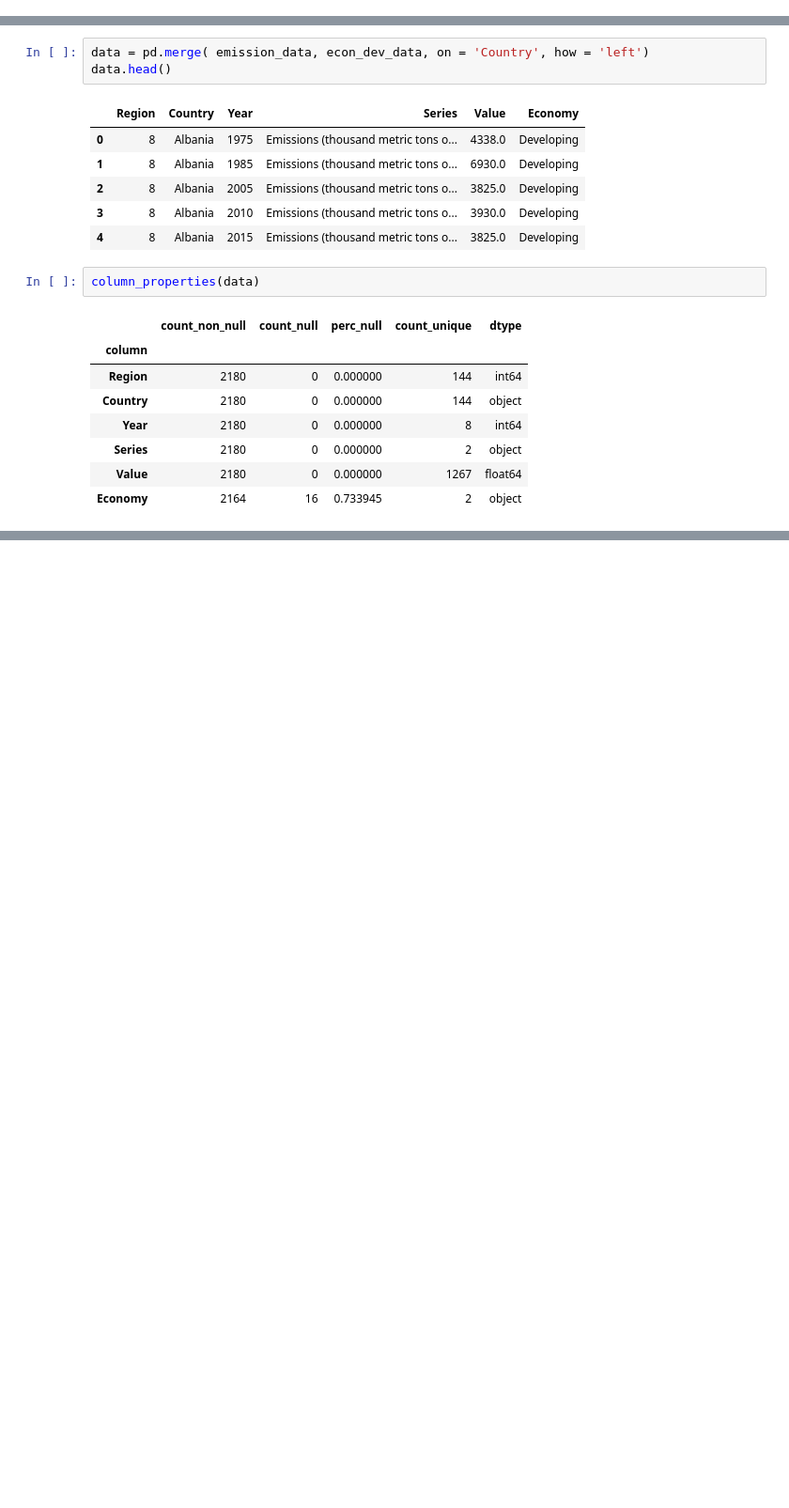
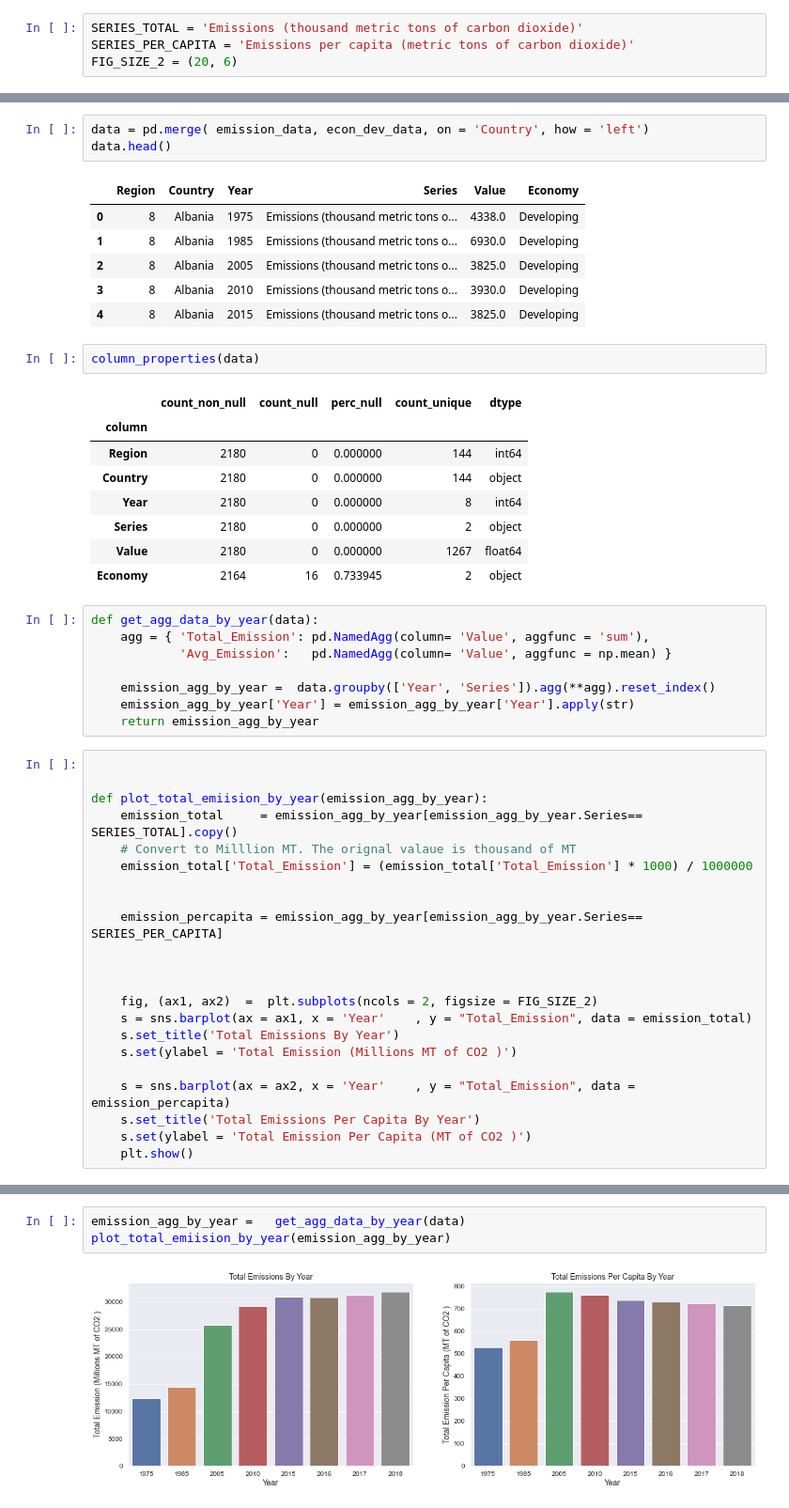
Before and after one commit to ajayrawatsap/MLTraining, a Jupyter notebook: co2_emission.ipynb, the cells around one changed output, grey strips where cells are left out. Shown at 94% size. Saved outputs shown, nothing was run; the diff lists cells and outputs as text; blank space fills up the shorter version.

```diff
--- a/co2_emission.ipynb
+++ b/co2_emission.ipynb
@@ -12,3 +22,7 @@ pyo.init_notebook_mode()
+# %%
+SERIES_TOTAL = 'Emissions (thousand metric tons of carbon dioxide)'
+SERIES_PER_CAPITA = 'Emissions per capita (metric tons of carbon dioxide)'
+FIG_SIZE_2 = (20, 6)
 # %%
 def column_properties(df):
     columns_prop = pd.DataFrame()
@@ -74,3 +80,33 @@ column_properties(data)
 | Series | 2180 | 0 | 0.000000 | 2 | object |
 | Value | 2180 | 0 | 0.000000 | 1267 | float64 |
 | Economy | 2164 | 16 | 0.733945 | 2 | object |
+# %%
+def get_agg_data_by_year(data):
+    agg = { 'Total_Emission': pd.NamedAgg(column= 'Value', aggfunc = 'sum'),
+            'Avg_Emission':   pd.NamedAgg(column= 'Value', aggfunc = np.mean) }
+
+    emission_agg_by_year =  data.groupby(['Year', 'Series']).agg(**agg).reset_index()
+    emission_agg_by_year['Year'] = emission_agg_by_year['Year'].apply(str)
+    return emission_agg_by_year
+# %%
+
+
+def plot_total_emiision_by_year(emission_agg_by_year):
+    emission_total     = emission_agg_by_year[emission_agg_by_year.Series== SERIES_TOTAL].copy()
+    # Convert to Milllion MT. The orignal valaue is thousand of MT
+    emission_total['Total_Emission'] = (emission_total['Total_Emission'] * 1000) / 1000000
+
+
+    emission_percapita = emission_agg_by_year[emission_agg_by_year.Series== SERIES_PER_CAPITA]
+
+
+
+    fig, (ax1, ax2)  =  plt.subplots(ncols = 2, figsize = FIG_SIZE_2)
+    s = sns.barplot(ax = ax1, x = 'Year'	, y = "Total_Emission", data = emission_total)
+    s.set_title('Total Emissions By Year')
+    s.set(ylabel = 'Total Emission (Millions MT of CO2 )')
+
+    s = sns.barplot(ax = ax2, x = 'Year'	, y = "Total_Emission", data = emission_percapita)
+    s.set_title('Total Emissions Per Capita By Year')
+    s.set(ylabel = 'Total Emission Per Capita (MT of CO2 )')
+    plt.show()
@@ -76,0 +118,5 @@ column_properties(data)
+# %%
+emission_agg_by_year =   get_agg_data_by_year(data)
+plot_total_emiision_by_year(emission_agg_by_year)
+# %% [output]
+[figure, added]
```
Also changed, not shown: parts of 16 cells of this notebook.
